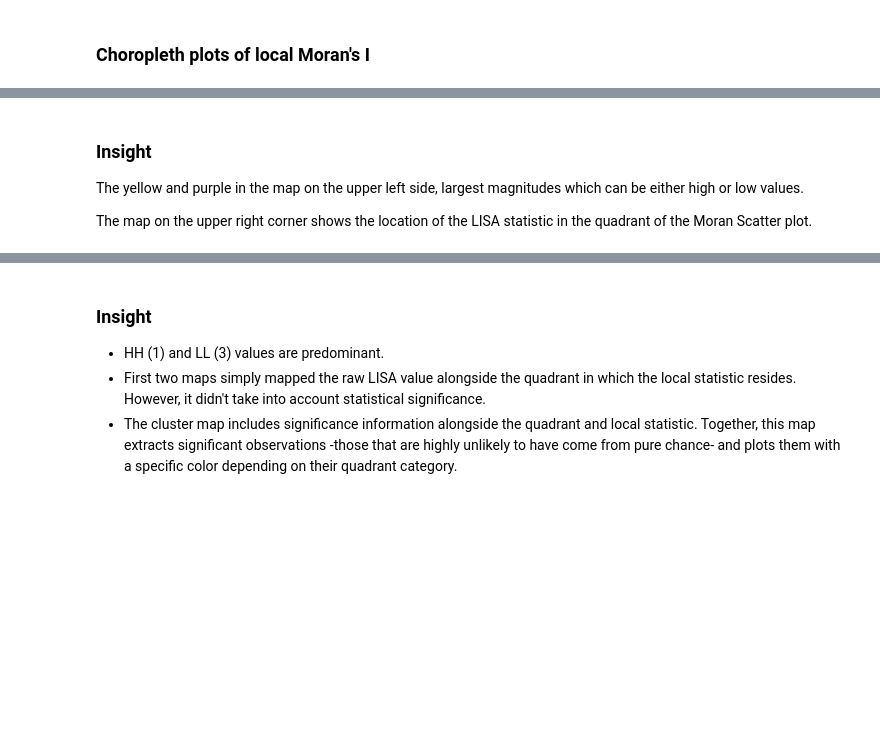
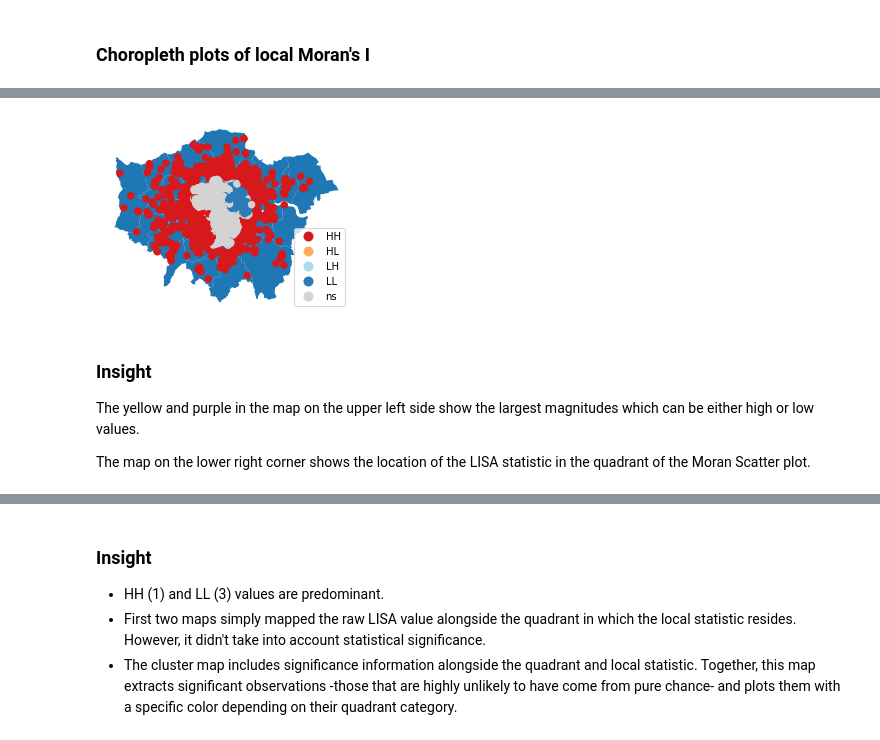
Before and after one commit to lordschmear/outline.fsds, a Jupyter notebook: 2019-airbnb-code_rev.ipynb, the cells around one changed output, grey strips where cells are left out. Drawn from its saved outputs; the diff is of its cells as text; code cells hidden in the pictures; blank space fills up the shorter version.

```diff
--- a/2019-airbnb-code_rev.ipynb
+++ b/2019-airbnb-code_rev.ipynb
@@ -1135,9 +1357,21 @@ plt.show()
+# %%
+# Set up figure and axes
+fig, ax1 = plt.subplots(figsize=(5, 3.5))
+# London borough map
+boros.plot(ax = ax1)
+# Plot Quandrant colors In this case, we use a 5% significance
+# level to select polygons as part of statistically significant
+# clusters
+esdaplot.lisa_cluster(lisa_19, df, p=0.05, ax=ax1)
+plt.show()
+# %% [output]
+[figure, added]
 # %% [markdown]
 ### Insight
 
-The yellow and purple in the map on the upper left side, largest magnitudes which can be either high or low values.
+The yellow and purple in the map on the upper left side show the largest magnitudes which can be either high or low values.
 
-The map on the upper right corner shows the location of the LISA statistic in the quadrant of the Moran Scatter plot.
+The map on the lower right corner shows the location of the LISA statistic in the quadrant of the Moran Scatter plot.
 # %%
 # count quadrant
 # 1 means High-High quadrant
```
Also changed, not shown: parts of 103 cells of this notebook.
